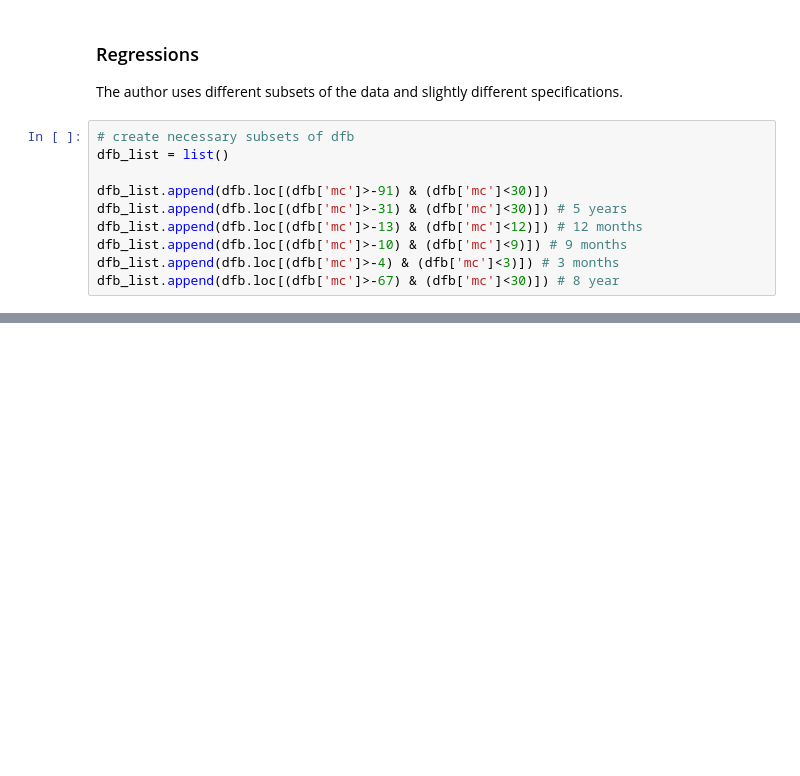
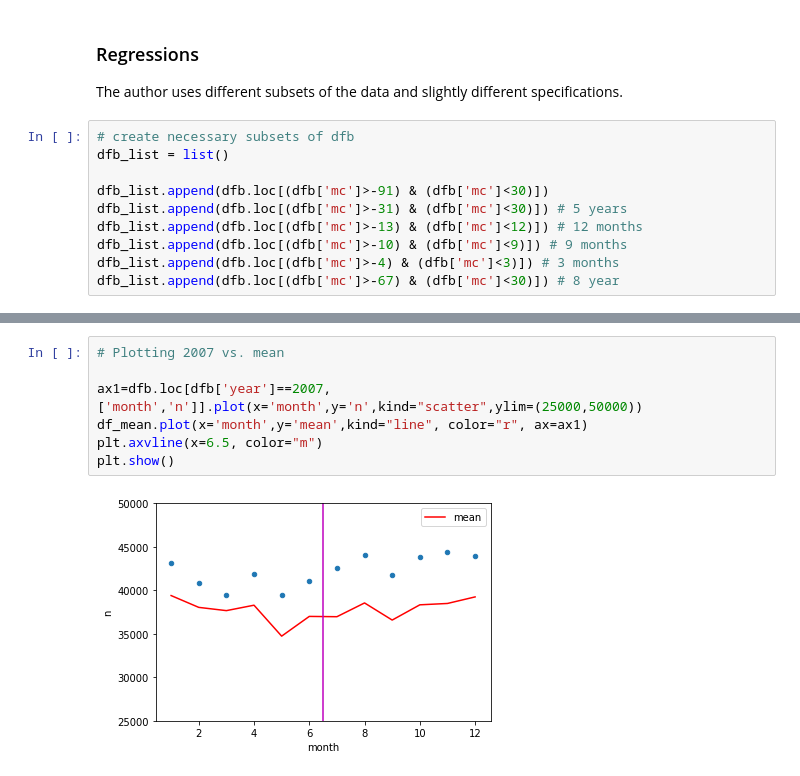
Before and after one commit to marclipfert/student-project-antonia-marc, a Jupyter notebook: student_project_Antonia_Marc.ipynb, the cells around one changed output, grey strips where cells are left out. Drawn from its saved outputs; the diff is of its cells as text; blank space fills up the shorter version.

```diff
--- a/student_project_Antonia_Marc.ipynb
+++ b/student_project_Antonia_Marc.ipynb
@@ -294,0 +370,9 @@ dfb_list.append(dfb.loc[(dfb['mc']>-67) & (dfb['mc']<30)]) # 8 year
+# %%
+# Plotting 2007 vs. mean
+
+ax1=dfb.loc[dfb['year']==2007,['month','n']].plot(x='month',y='n',kind="scatter",ylim=(25000,50000))
+df_mean.plot(x='month',y='mean',kind="line", color="r", ax=ax1)
+plt.axvline(x=6.5, color="m")
+plt.show()
+# %% [output]
+[figure, added]
```
Also changed, not shown: parts of 9 cells of this notebook.
